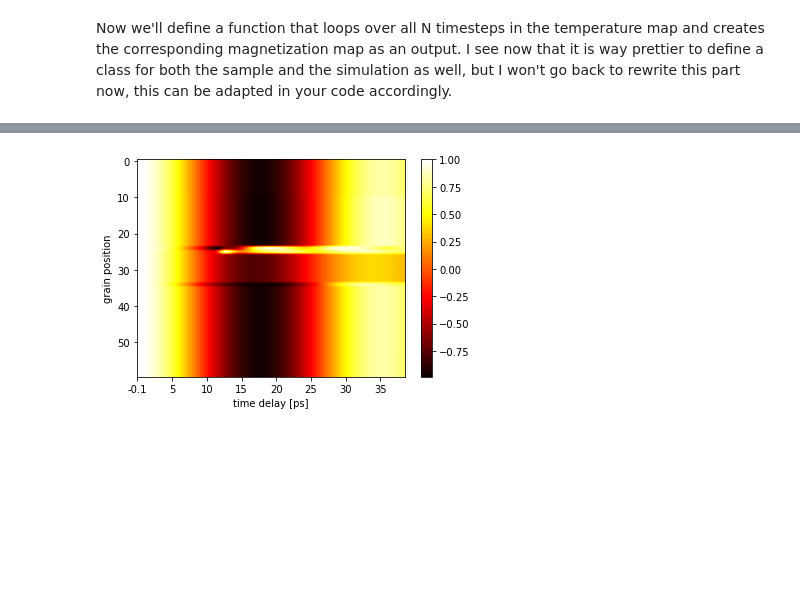
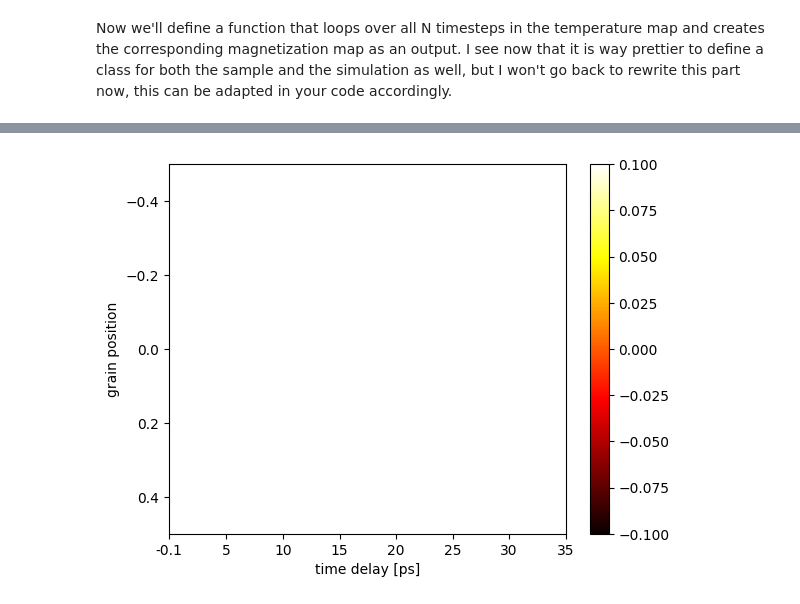
Before and after one commit to Nilodirf/LLB, a Jupyter notebook: llb_params.ipynb, the cells around one changed output, grey strips where cells are left out. Saved outputs shown, nothing was run; the diff lists cells and outputs as text; code cells hidden in the pictures; blank space fills up the shorter version.

```diff
--- a/llb_params.ipynb
+++ b/llb_params.ipynb
@@ -551,7 +555,7 @@ def chi_par_sample_T(chi_par_num_sam, chi_par_denomm1_sam, dbrillouin_sam_T, T,
 For the anisotropy field we have defined the unique easy axis in the materials class. Note that for different grains the easy axis can be oriented differently. As an output we get the anisotropy field as an array of dimension (len(sample) x 3), just as the magnetization is also saved.
 # %%
 def anis_field(anis_sam_T, m, m_squared, ani_perp_sam):
-    ani_strength=anis_sam_T/m_squared
+    ani_strength=anis_sam_T
     return ani_strength[:, np.newaxis]*(m*ani_perp_sam)
 # %% [markdown]
 ### Exchange field
@@ -587,6 +591,8 @@ tes=np.append(teNi1, teCo2, axis=1)
 tes=np.append(tes, teFe3, axis=1)
 tes=np.append(tes, teNi4, axis=1)
 dt=1e-18
+teone=np.arange(0,3000, 0.1)
+tes=np.array([teone for _ in range(1)]).T
 # %% [markdown]
 ## Run dynamical simulation
 # %% [markdown]
@@ -596,18 +602,22 @@ def run_LLB(tes, dt):
 
     # let's define some constants for simulation:
     gamma=1.76e11 # gyromagnetic ratio in (Ts)^{-1}
-    H_ext=np.array([[0,1,0] for _ in range(60)]) #external field in T in y-direction
+    H_ext=np.array([[0,1,0] for _ in range(1)]) #external field in T in y-direction
 
     # load a sample and call the functions to get all parameters on the sample structure:
     materials, sample, m_amp, m_phi, m_gamma, mat_gr_ind, mat_gr_ind_flat, mat_loc=get_sample()
-    exch_coup_const_sam=get_exch_coup_sample(materials, sample, mat_loc)
-    ex_stiff_sam=get_ex_stiff_sample(materials, sample, mat_loc)
+
+    plot_mean_mags(materials)
+
+    Ms_sam=Ms_sample(sample)
+    #exch_coup_const_sam=get_exch_coup_sample(materials, sample, mat_loc)
+    ex_stiff_sam=get_ex_stiff_sample(materials, sample, mat_loc, Ms_sam)
     S_sam=S_sample(sample)
     Tc_sam=Tc_sample(sample)
     J_sam=J_sample(sample)
     lamda_sam=lamda_sample(sample)
     muat_sam=muat_sample(sample)
-    K0_sam, kappa_ani_sam, ani_perp_sam=get_ani_sample(sample)
+    K0_sam, kappa_ani_sam, ani_perp_sam=get_ani_sample(sample, Ms_sam)
     alpha_par_sam=alpha_par_sample(sample)
     qs_sam=qs_sample(sample)
     dbrillouin_t1_sam=dbrillouin_t1_sample(sample)
@@ -615,7 +625,7 @@ def run_LLB(tes, dt):
     chi_par_num_sam=chi_par_num_sample(sample)
     chi_par_denomm1_sam=chi_par_denomm1_sample(sample)
 
-
+    anis_map=[]
     # initialize the starting magnetization
     m=get_mag(np.array([m_amp, m_phi, m_gamma]))
     mag_map=[m]
@@ -639,6 +649,8 @@ def run_LLB(tes, dt):
         eta_sam_T=eta_sample_T(mmag_sam_T, J_sam, Te)
         dbrillouin_sam_T=dbrillouin_sample_T(eta_sam_T[under_tc], S_sam[under_tc], dbrillouin_t1_sam[under_tc], dbrillouin_t2_sam[under_tc])
         chi_par_sam_T=chi_par_sample_T(chi_par_num_sam, chi_par_denomm1_sam, dbrillouin_sam_T, Te, under_tc, over_tc, muat_sam, Tc_sam, J_sam)
+
+        anis_map.append(chi_par_sam_T)
 
         # from all these we can define the effective field
         H_ani=anis_field(anis_sam_T, m, m_squared, ani_perp_sam)
@@ -664,16 +676,16 @@ def run_LLB(tes, dt):
 
 
         # Now compute the magnetization increment
-        dm=gamma*dt*(m_rot + np.multiply(pref_trans[:,np.newaxis],m_trans) + np.multiply(pref_long[:,np.newaxis], m))
+        dm=gamma*dt*(m_rot - np.multiply(pref_trans[:,np.newaxis],m_trans) + np.multiply(pref_long[:,np.newaxis], m))
 
         # update the magnetization
         newmag=m+dm
+        m=newmag
 
-        m=newmag
         # and save the new mag distribution in the map
         mag_map.append(m)
 
-    return np.array(mag_map)
+    return np.array(mag_map), np.array(anis_map)
 # %%
-mag_map=run_LLB(tes, 1e-14)
+mag_map, anis_map=run_LLB(tes, 1e-14)
 # %% [output]
@@ -687,10 +708,10 @@ print(endtime-starttime)
 # %%
-color_data = mag_map[:, :, 2].T
+color_data = mag_map[:, :, 1].T
 plt.imshow(color_data, cmap='hot', aspect='auto')
 plt.ylabel(r'grain position')
 plt.xlabel(r'time delay [ps]')
 plt.xticks([0, 510, 1010, 1510, 2010, 2510, 3010, 3510],['-0.1', '5', '10', '15', '20', '25', '30', '35'])
 plt.colorbar()
 plt.show()
 # %% [output]
-[figure, old version]
+[figure, new version]
```
Also changed, not shown: parts of 14 cells of this notebook, 1 other file.
